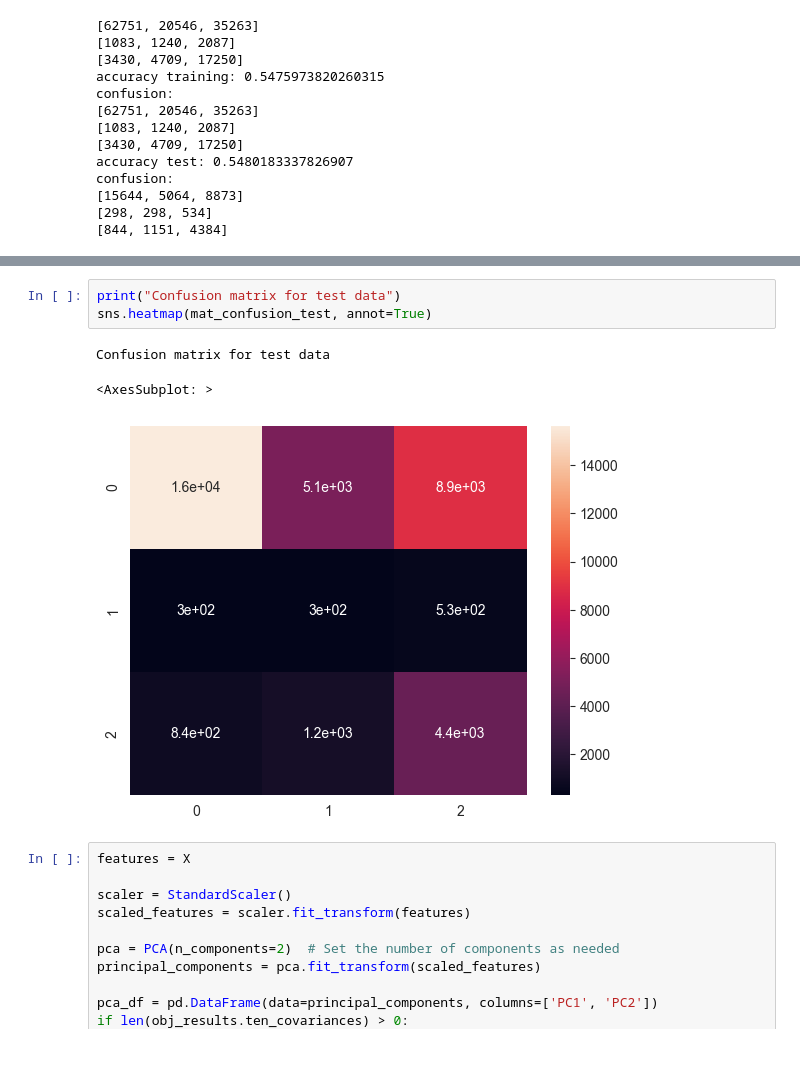
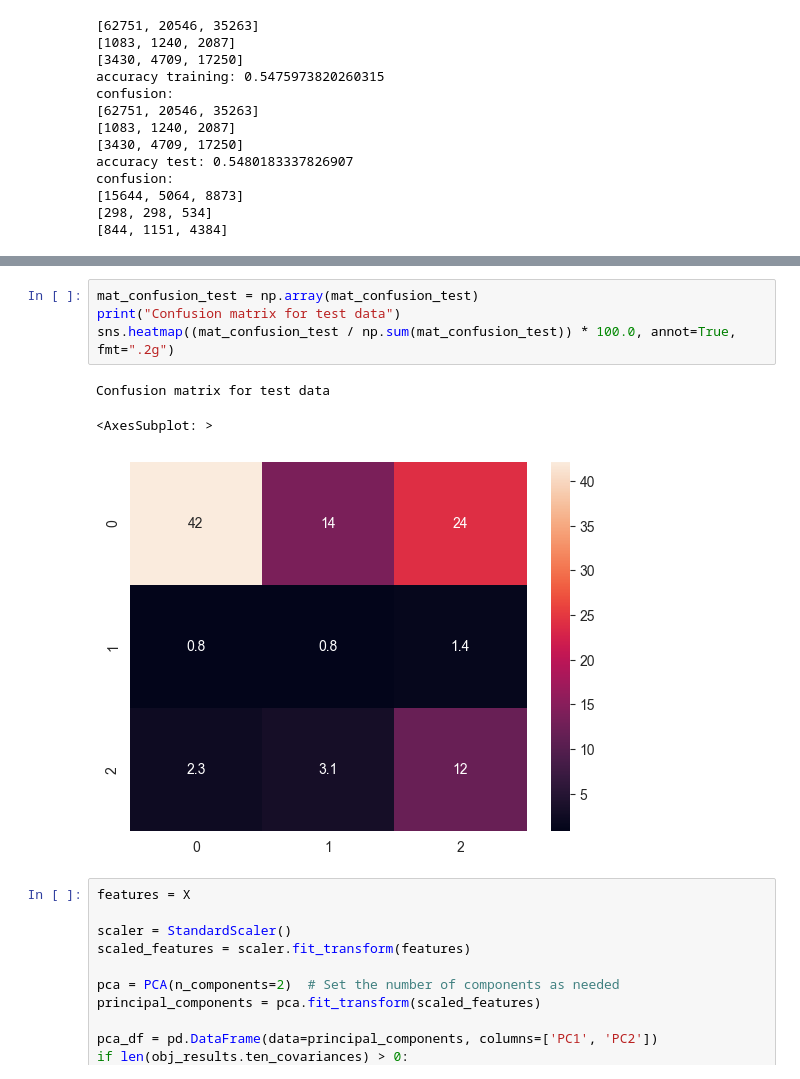
Before and after one commit to VolDonets/cmeans_python, a Jupyter notebook: for_article_diabetes_health_indicators/diabetes_data_pipeline.ipynb, the cells around one changed output, grey strips where cells are left out. Drawn from its saved outputs; the diff is of its cells as text.

```diff
--- a/for_article_diabetes_health_indicators/diabetes_data_pipeline.ipynb
+++ b/for_article_diabetes_health_indicators/diabetes_data_pipeline.ipynb
@@ -309,10 +339,11 @@ Confusion matrix for train data
 # %%
+mat_confusion_test = np.array(mat_confusion_test)
 print("Confusion matrix for test data")
-sns.heatmap(mat_confusion_test, annot=True)
+sns.heatmap((mat_confusion_test / np.sum(mat_confusion_test)) * 100.0, annot=True, fmt=".2g")
 # %% [output]
 Confusion matrix for test data
 <AxesSubplot: >
-[figure, old version]
+[figure, new version]
 # %%
 features = X
 
```
Also changed, not shown: parts of 5 cells of this notebook.
